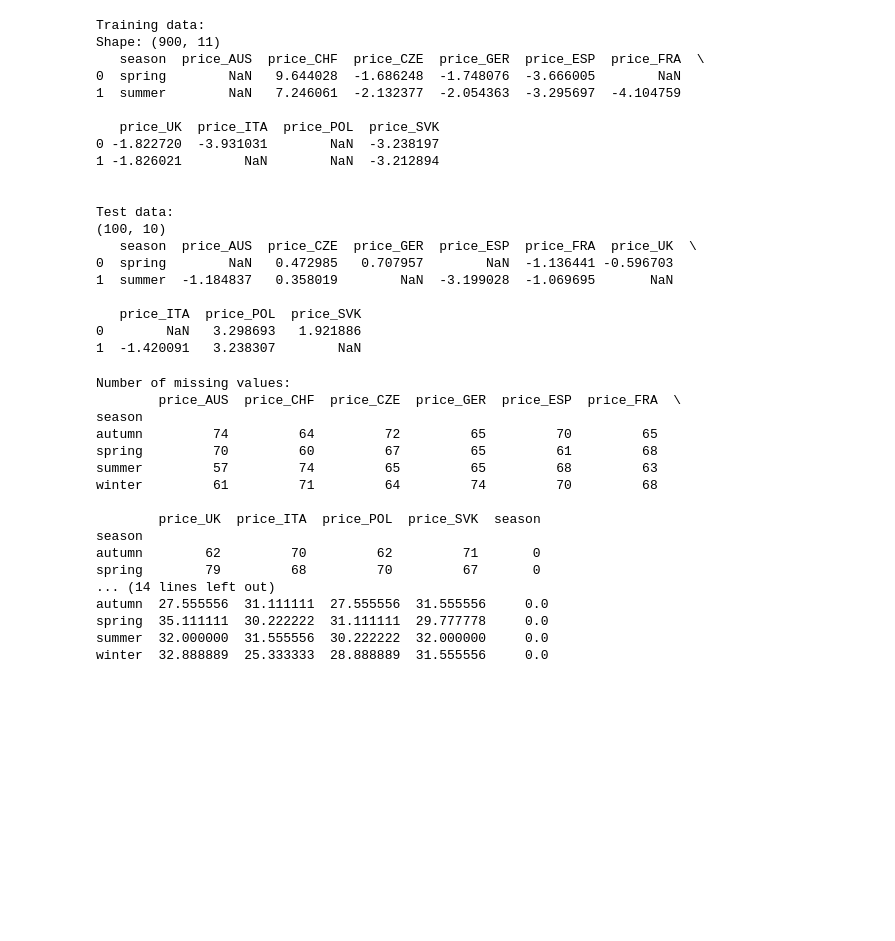
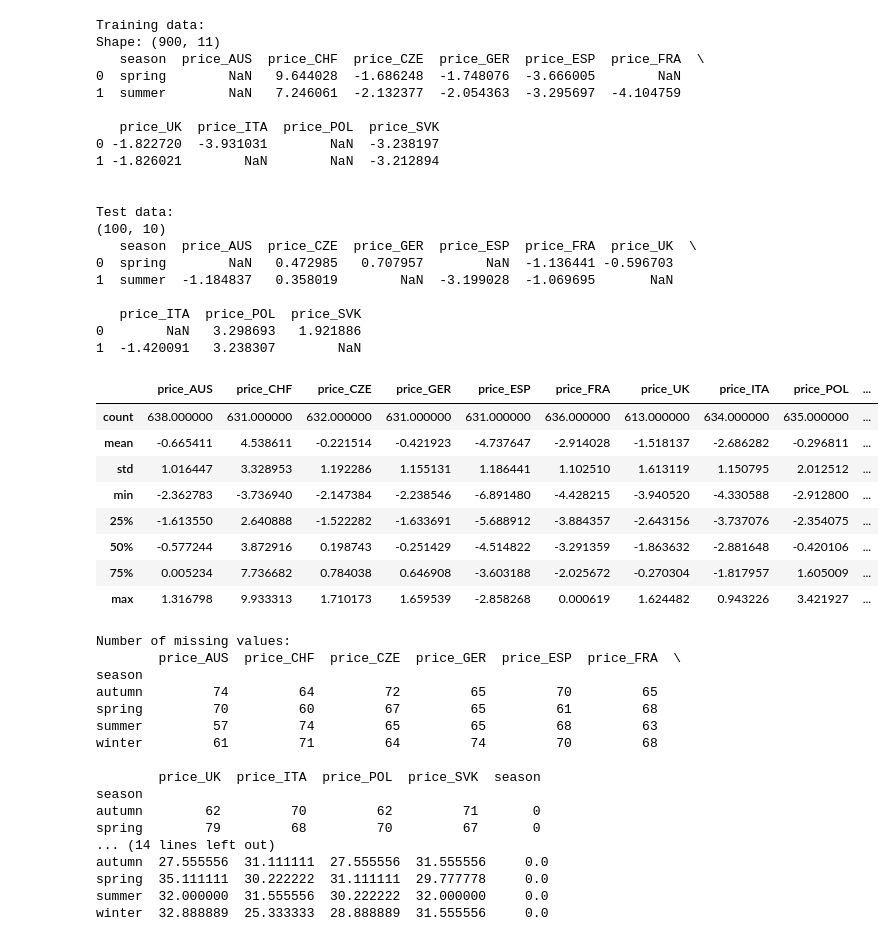
Before and after one commit to angelgldh/ethz_school_work, a Jupyter notebook: ethz_IML/IML_task2/EDA_notebook.ipynb, the cells around one changed output. Cells and saved outputs as stored; diff of their text form; code cells hidden in the pictures; blank space fills up the shorter version.

```diff
--- a/ethz_IML/IML_task2/EDA_notebook.ipynb
+++ b/ethz_IML/IML_task2/EDA_notebook.ipynb
@@ -44,6 +47,18 @@ Test data:
    price_ITA  price_POL  price_SVK
 0        NaN   3.298693   1.921886
 1  -1.420091   3.238307        NaN
+# %%
+train_df.describe()
+# %% [output]
+|  | price_AUS | price_CHF | price_CZE | price_GER | price_ESP | price_FRA | price_UK | price_ITA | price_POL | ... |
+| count | 638.000000 | 631.000000 | 632.000000 | 631.000000 | 631.000000 | 636.000000 | 613.000000 | 634.000000 | 635.000000 | ... |
+| mean | -0.665411 | 4.538611 | -0.221514 | -0.421923 | -4.737647 | -2.914028 | -1.518137 | -2.686282 | -0.296811 | ... |
+| std | 1.016447 | 3.328953 | 1.192286 | 1.155131 | 1.186441 | 1.102510 | 1.613119 | 1.150795 | 2.012512 | ... |
+| min | -2.362783 | -3.736940 | -2.147384 | -2.238546 | -6.891480 | -4.428215 | -3.940520 | -4.330588 | -2.912800 | ... |
+| 25% | -1.613550 | 2.640888 | -1.522282 | -1.633691 | -5.688912 | -3.884357 | -2.643156 | -3.737076 | -2.354075 | ... |
+| 50% | -0.577244 | 3.872916 | 0.198743 | -0.251429 | -4.514822 | -3.291359 | -1.863632 | -2.881648 | -0.420106 | ... |
+| 75% | 0.005234 | 7.736682 | 0.784038 | 0.646908 | -3.603188 | -2.025672 | -0.270304 | -1.817957 | 1.605009 | ... |
+| max | 1.316798 | 9.933313 | 1.710173 | 1.659539 | -2.858268 | 0.000619 | 1.624482 | 0.943226 | 3.421927 | ... |
 # %%
 # Pre-processing of the data
 
```
Also changed, not shown: parts of 7 cells of this notebook.
